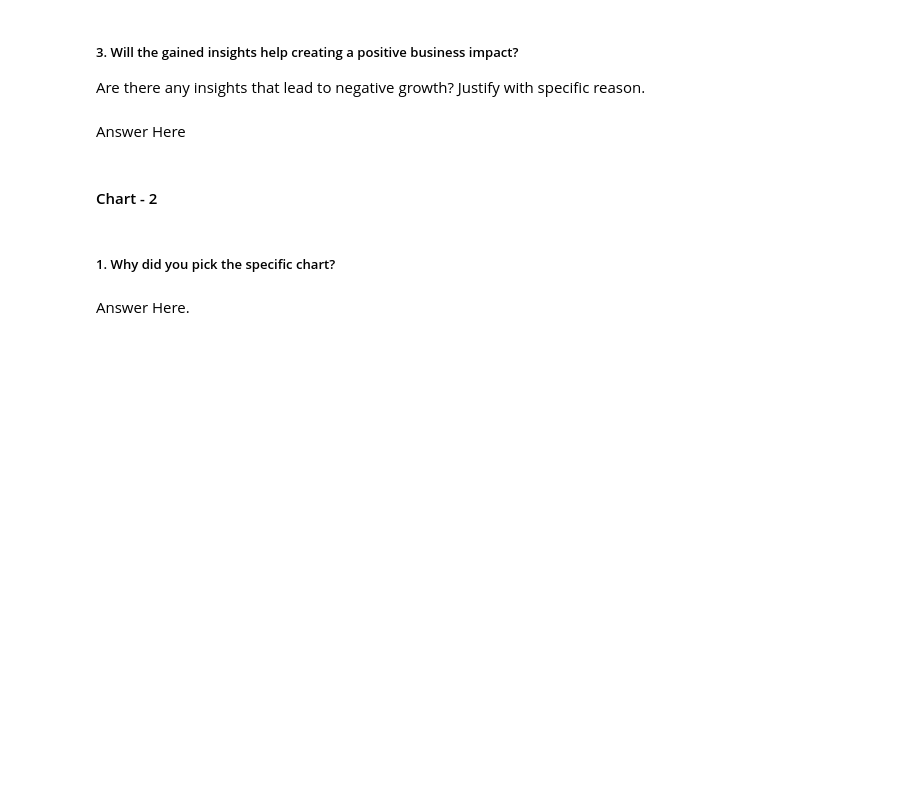
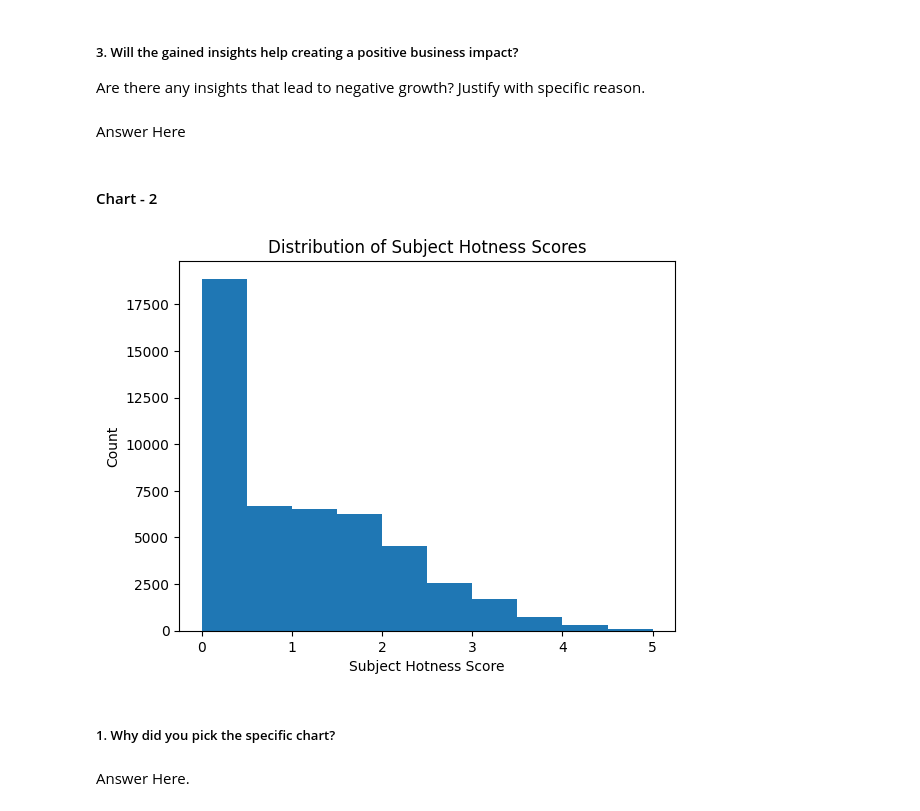
Before and after one commit to MishraVikas01/Capstone_project_Classification, a Jupyter notebook: ML_Submission_Template_Classification.ipynb, the cells around one changed output. Saved outputs shown, nothing was run; the diff lists cells and outputs as text; code cells hidden in the pictures; blank space fills up the shorter version.

```diff
--- a/ML_Submission_Template_Classification.ipynb
+++ b/ML_Submission_Template_Classification.ipynb
@@ -263,3 +381,13 @@ Answer Here
+# %%
+# Chart - 2 visualization code
+# Histogram of Subject Hotness Scores
+plt.hist(df['Subject_Hotness_Score'], bins=10)
+plt.xlabel('Subject Hotness Score')
+plt.ylabel('Count')
+plt.title('Distribution of Subject Hotness Scores')
+plt.show()
+# %% [output]
+[figure, added]
 # %% [markdown]
 ##### 1. Why did you pick the specific chart?
 # %% [markdown]
```
Also changed, not shown: parts of 34 cells of this notebook.
